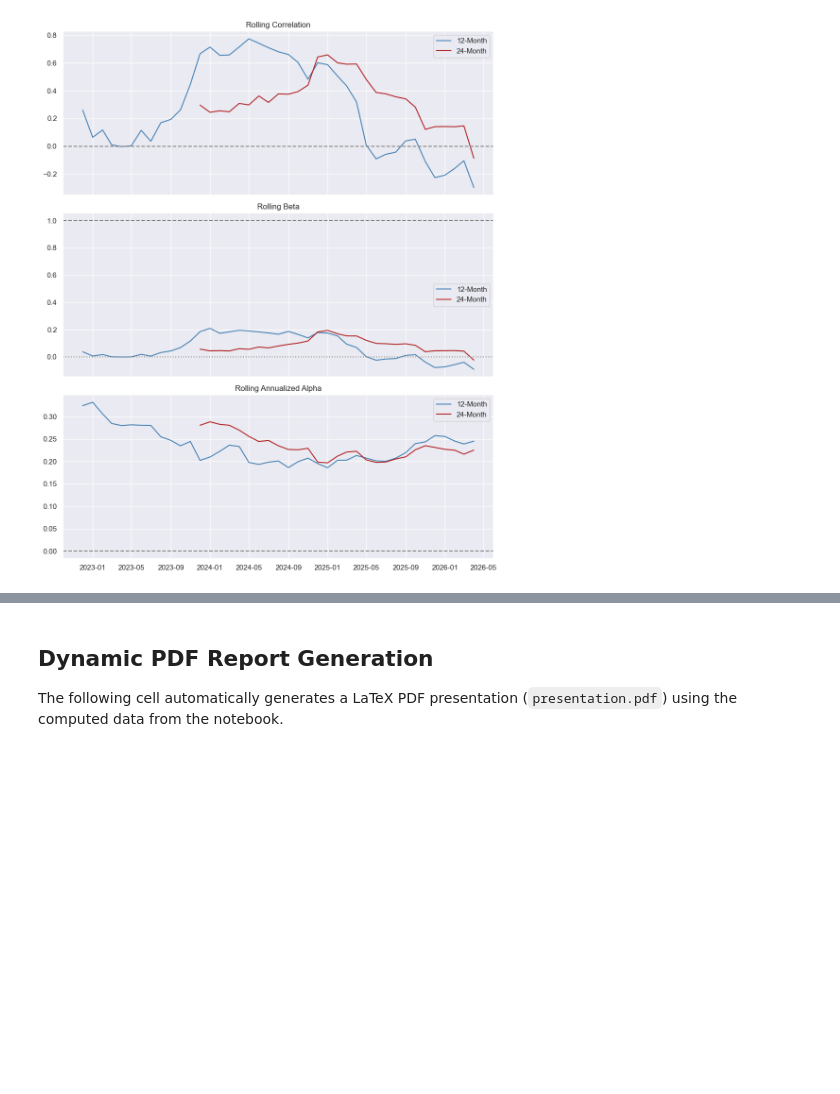
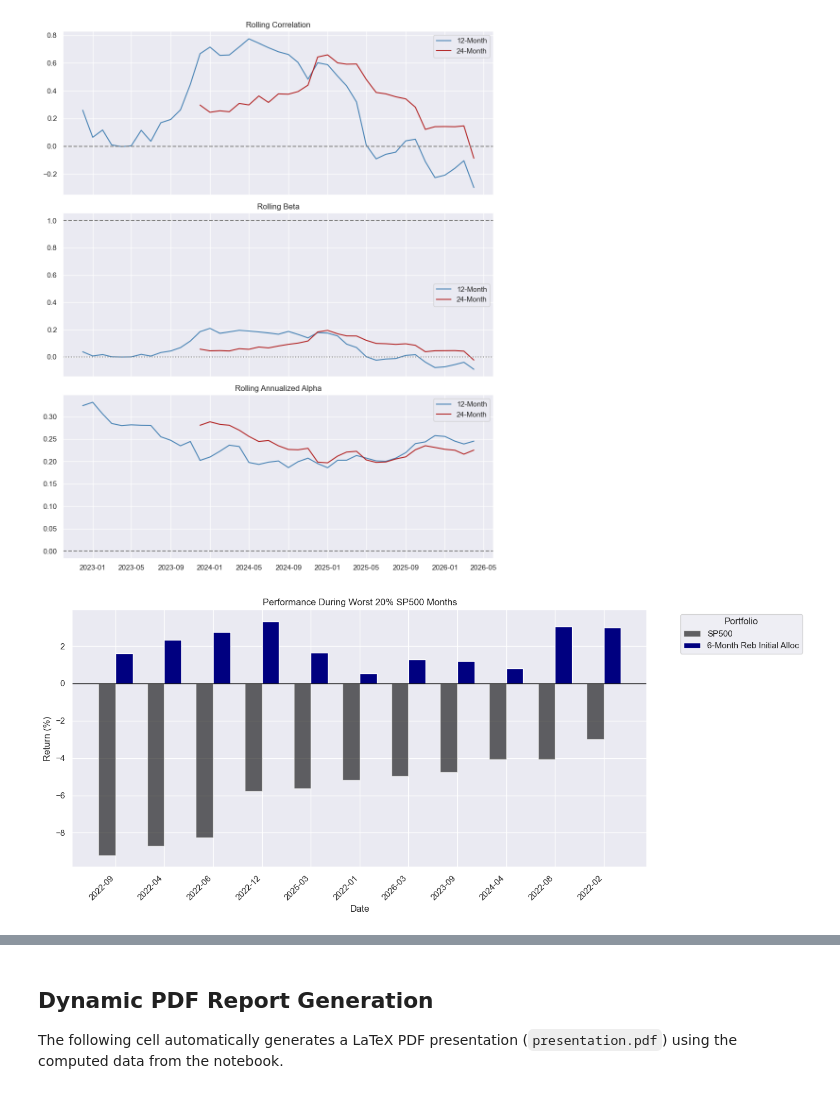
Before and after one commit to arthurdhonneur7/athenee_hf_portfolio, a Jupyter notebook: target_pflio.ipynb, the cells around one changed output, grey strips where cells are left out. Cells and saved outputs as stored; diff of their text form; code cells hidden in the pictures; blank space fills up the shorter version.

```diff
--- a/target_pflio.ipynb
+++ b/target_pflio.ipynb
@@ -804,3 +804,89 @@ Down Beta:               -0.0902 (t-stat: -1.1404)
 [figure]
 [figure]
 [figure]
+# %%
+import matplotlib.pyplot as plt
+import numpy as np
+import pandas as pd
+import os
+
+# Ensure report directory exists
+os.makedirs('report', exist_ok=True)
+
+port_name = '6-Month Reb Initial Alloc'
+
+# Prepare data: 6-Month Reb Initial Alloc vs SP500
+plot_df = pd.concat([df_full['sp500'], all_portfolios_df[port_name]], axis=1).dropna()
+
+# Find worst 20% SP500 months
+q20_sp500 = plot_df['sp500'].quantile(0.20)
+worst_months = plot_df[plot_df['sp500'] <= q20_sp500].copy()
+
+# Sort by SP500 returns ascending
+worst_months = worst_months.sort_values(by='sp500', ascending=True)
+
+# Prepare data for plotting
+worst_months_plot = worst_months.copy()
+worst_months_plot.index = worst_months_plot.index.strftime('%Y-%m') # Format dates for x-axis
+worst_months_plot = worst_months_plot * 100 # Convert to percentage
+
+# ---------------------------------------------------------
+# 1. Standalone Plot: Worst 20% SP500 Months
+# ---------------------------------------------------------
+fig1, ax1 = plt.subplots(figsize=(14, 6))
+x = np.arange(len(worst_months_plot))
+width = 0.35
+
+# SP500 in less dark black (black with alpha=0.6)
+ax1.bar(x - width/2, worst_months_plot['sp500'], width, label='SP500', color='black', alpha=0.6)
+ax1.bar(x + width/2, worst_months_plot[port_name], width, label=port_name, color='navy')
+
+ax1.set_title('Performance During Worst 20% SP500 Months')
+ax1.set_xlabel('Date')
+ax1.set_ylabel('Return (%)')
+ax1.set_xticks(x)
+ax1.set_xticklabels(worst_months_plot.index, rotation=45, ha='right')
+ax1.legend(title='Portfolio', bbox_to_anchor=(1.05, 1), loc='upper left')
+ax1.axhline(0, color='black', linewidth=1)
+
+plt.tight_layout()
+plt.savefig('report/worst20_sp500_6m_reb.pdf', bbox_inches='tight')
+plt.show()
+
+# ---------------------------------------------------------
+# 2. Combined Plot: Growth and Worst 20% SP500 Months (Side-by-Side)
+# ---------------------------------------------------------
+# Align data for the growth plot
+sp500_aligned, fund_aligned = df_full['sp500'].align(all_portfolios_df[port_name], join='inner')
+sp500_aligned = sp500_aligned.dropna()
+fund_aligned = fund_aligned.reindex(sp500_aligned.index)
+
+cum_p = (1 + fund_aligned).cumprod()
+cum_s = (1 + sp500_aligned).cumprod()
+
+fig2, (ax2a, ax2b) = plt.subplots(1, 2, figsize=(20, 6))
+
+# Left Subplot: Growth
+ax2a.plot(cum_p.index, cum_p, label=port_name, color='#1A365D', linewidth=3)
+ax2a.plot(cum_s.index, cum_s, label='S&P 500', color='black', alpha=0.6, linewidth=2.5, linestyle='-')
+ax2a.set_title(f'Growth of {port_name} vs S&P 500', fontsize=14, fontweight='bold')
+ax2a.set_ylabel('Growth of $1', fontsize=12)
+ax2a.grid(True, linestyle='--', alpha=0.5)
+ax2a.legend(fontsize=12, loc='upper left')
+
+# Right Subplot: Worst 20%
+ax2b.bar(x - width/2, worst_months_plot['sp500'], width, label='SP500', color='black', alpha=0.6)
+ax2b.bar(x + width/2, worst_months_plot[port_name], width, label=port_name, color='navy')
+ax2b.set_title('Performance During Worst 20% SP500 Months', fontsize=14, fontweight='bold')
+ax2b.set_xlabel('Date')
+ax2b.set_ylabel('Return (%)')
+ax2b.set_xticks(x)
+ax2b.set_xticklabels(worst_months_plot.index, rotation=45, ha='right')
+ax2b.legend(title='Portfolio', loc='lower right')
+ax2b.axhline(0, color='black', linewidth=1)
+
+plt.tight_layout()
+plt.savefig('report/combined_growth_worst20_sp500.pdf', bbox_inches='tight')
+plt.show()
+# %% [output]
+[figure, added]
```
Also changed, not shown: parts of 2 cells of this notebook, 23 other files.
